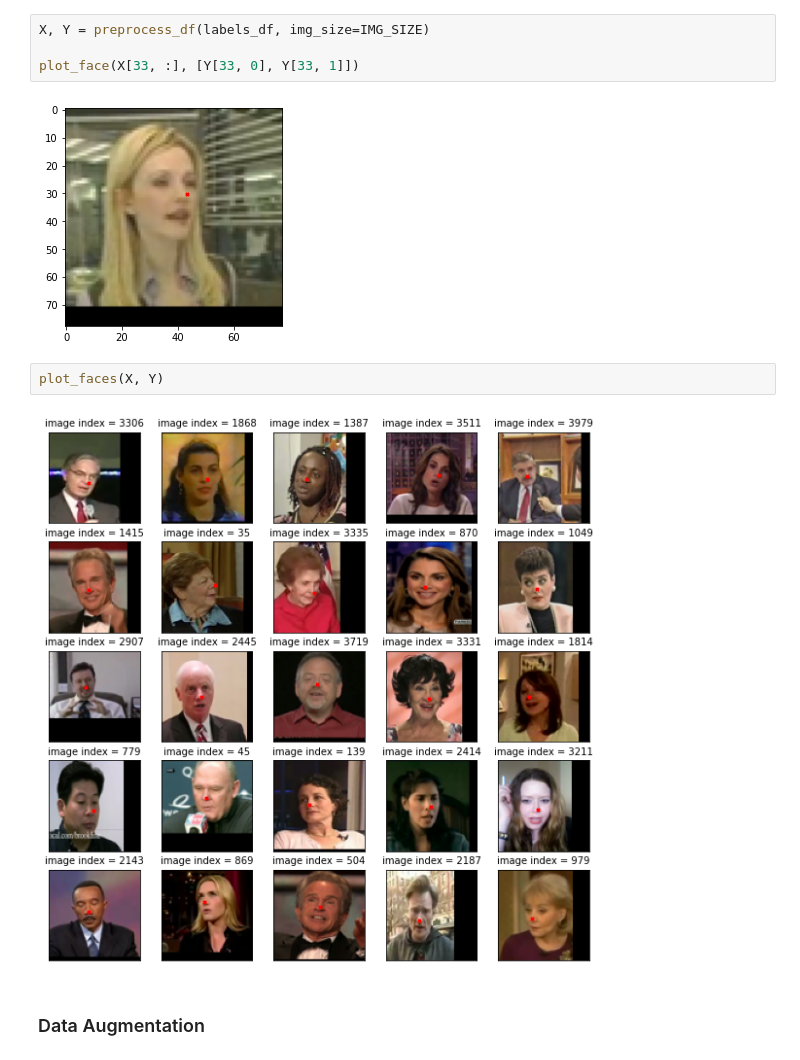
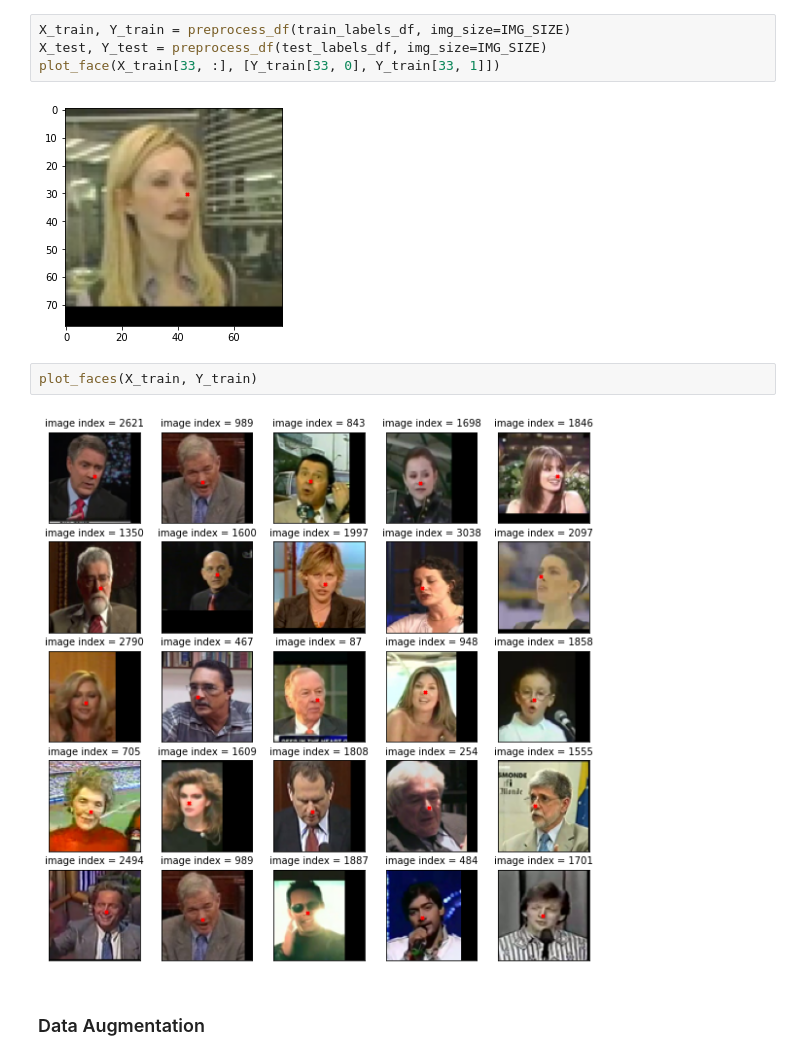
Before and after one commit to cicheck/find-the-nose, a Jupyter notebook: notebooks/data.ipynb, the cells around one changed output. Drawn from its saved outputs; the diff is of its cells as text.

```diff
--- a/notebooks/data.ipynb
+++ b/notebooks/data.ipynb
@@ -159,15 +157,15 @@ plot_face(img_arr, coordinates=[x_cord * x_scale, y_cord * y_scale])
 # %% [markdown]
 ## Save pictures as numpy array
 # %%
-X, Y = preprocess_df(labels_df, img_size=IMG_SIZE)
-
-plot_face(X[33, :], [Y[33, 0], Y[33, 1]])
+X_train, Y_train = preprocess_df(train_labels_df, img_size=IMG_SIZE)
+X_test, Y_test = preprocess_df(test_labels_df, img_size=IMG_SIZE)
+plot_face(X_train[33, :], [Y_train[33, 0], Y_train[33, 1]])
 # %% [output]
 [figure]
-# %%
-plot_faces(X, Y)
-# %% [output]
-[figure, removed]
+# %%
+plot_faces(X_train, Y_train)
+# %% [output]
+[figure, added]
 # %% [markdown]
 ### Data Augmentation
 # %% [markdown]
```
Also changed, not shown: parts of 22 cells of this notebook, 16 other files.
